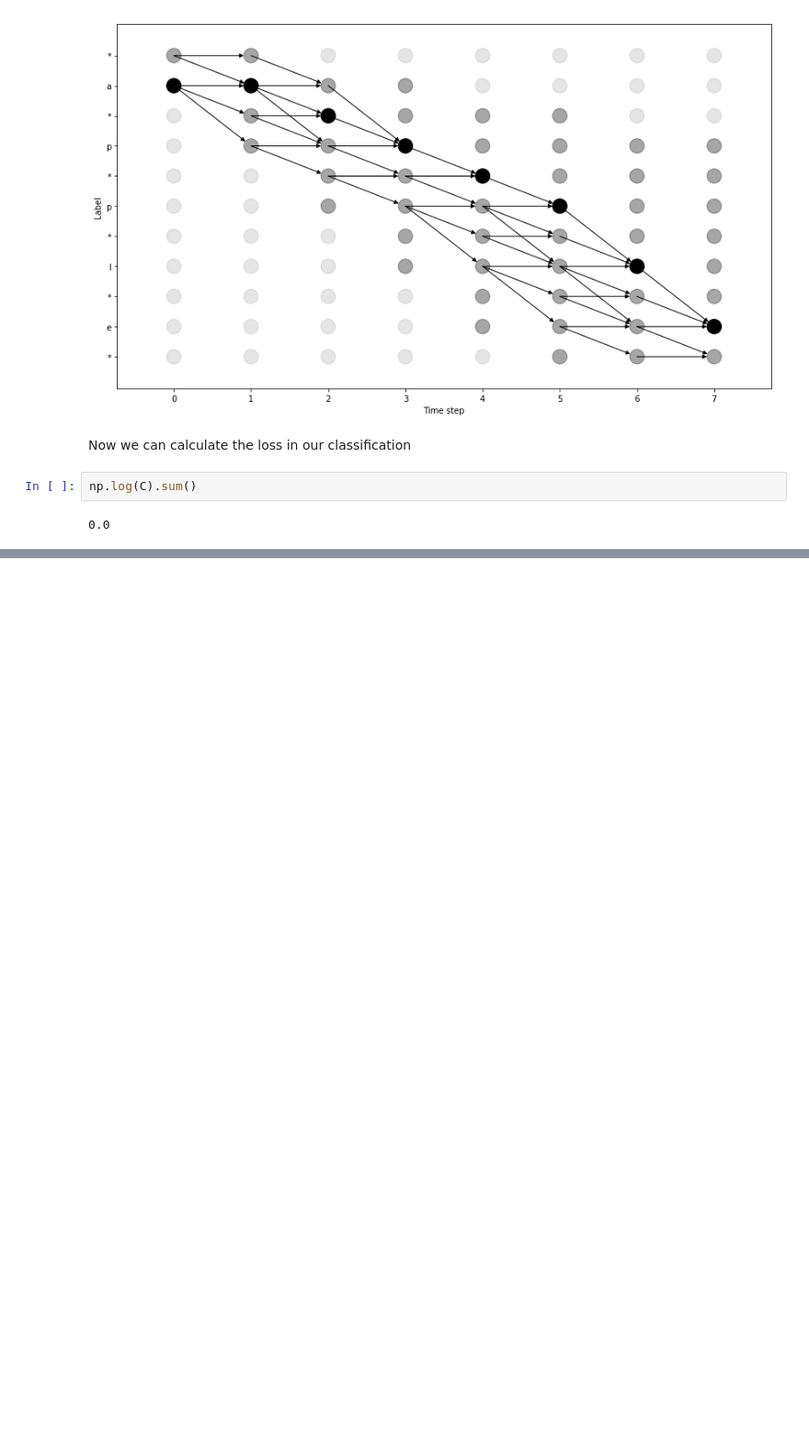
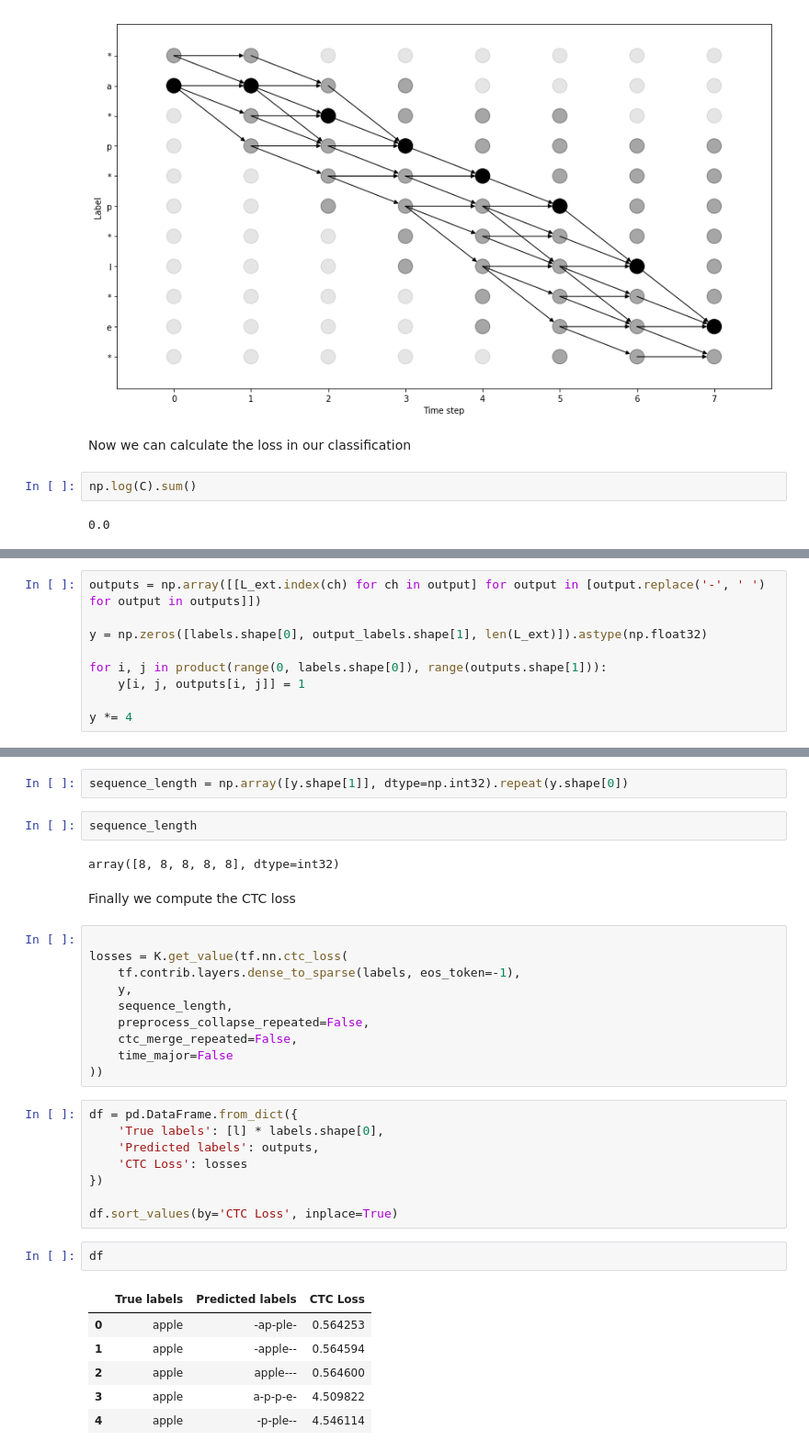
Before and after one commit to Vykstorm/CTC, a Jupyter notebook: ctc.ipynb, the cells around one changed output, grey strips where cells are left out. Shown: that part at 92% size. Saved outputs shown, nothing was run; the diff lists cells and outputs as text; blank space fills up the shorter version.

```diff
--- a/ctc.ipynb
+++ b/ctc.ipynb
@@ -185,0 +230,9 @@ np.log(C).sum()
+# %%
+outputs = np.array([[L_ext.index(ch) for ch in output] for output in [output.replace('-', ' ') for output in outputs]])
+
+y = np.zeros([labels.shape[0], output_labels.shape[1], len(L_ext)]).astype(np.float32)
+
+for i, j in product(range(0, labels.shape[0]), range(outputs.shape[1])):
+    y[i, j, outputs[i, j]] = 1
+
+y *= 4
@@ -185,0 +254,35 @@ np.log(C).sum()
+# %%
+sequence_length = np.array([y.shape[1]], dtype=np.int32).repeat(y.shape[0])
+# %%
+sequence_length
+# %% [output]
+array([8, 8, 8, 8, 8], dtype=int32)
+# %% [markdown]
+Finally we compute the CTC loss
+# %%
+
+losses = K.get_value(tf.nn.ctc_loss(
+    tf.contrib.layers.dense_to_sparse(labels, eos_token=-1),
+    y,
+    sequence_length,
+    preprocess_collapse_repeated=False,
+    ctc_merge_repeated=False,
+    time_major=False
+))
+# %%
+df = pd.DataFrame.from_dict({
+    'True labels': [l] * labels.shape[0],
+    'Predicted labels': outputs,
+    'CTC Loss': losses
+})
+
+df.sort_values(by='CTC Loss', inplace=True)
+# %%
+df
+# %% [output]
+|  | True labels | Predicted labels | CTC Loss |
+| 0 | apple | -ap-ple- | 0.564253 |
+| 1 | apple | -apple-- | 0.564594 |
+| 2 | apple | apple--- | 0.564600 |
+| 3 | apple | a-p-p-e- | 4.509822 |
+| 4 | apple | -p-ple-- | 4.546114 |
```
Also changed, not shown: parts of 19 cells of this notebook.
